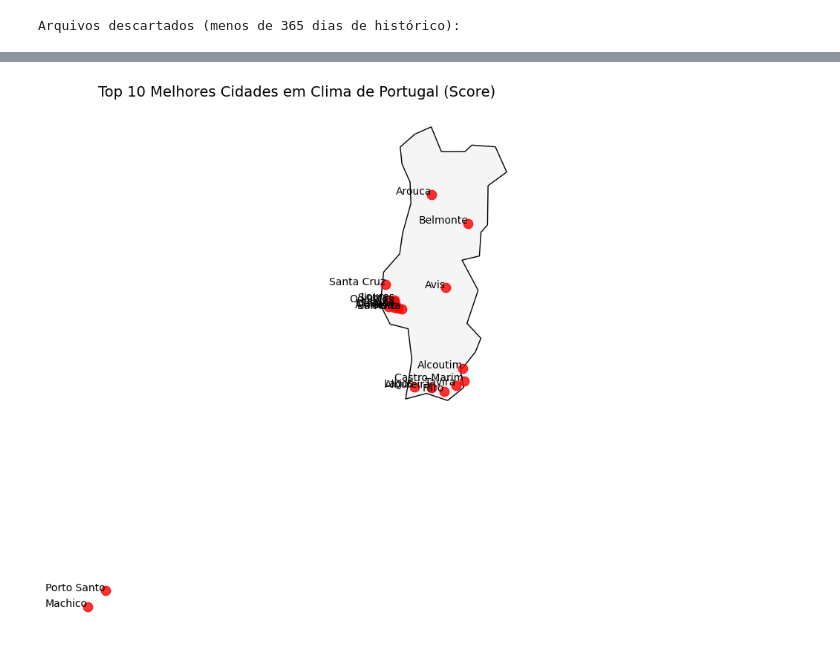
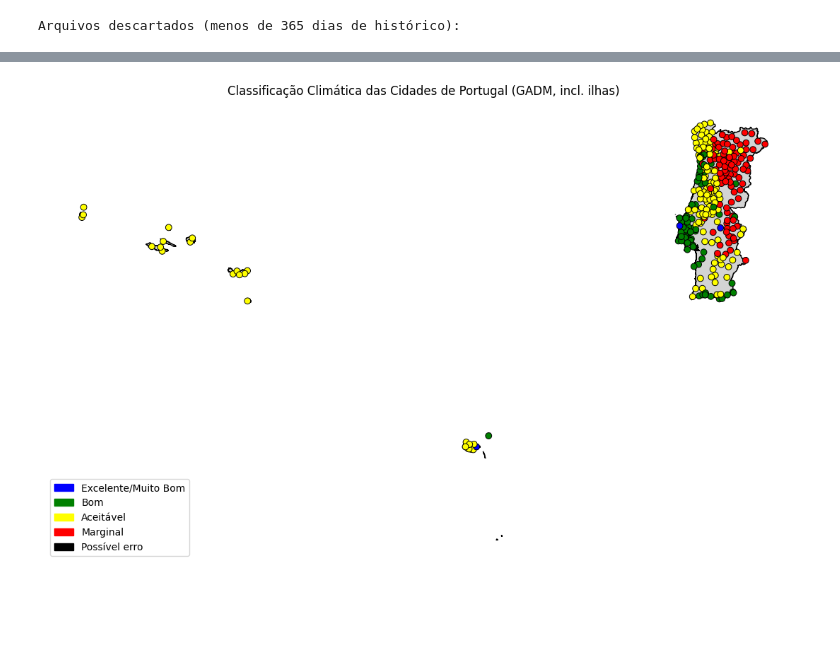
Before and after one commit to johnosd/MPAlugueisLisboa, a Jupyter notebook: src/Weather/classificaClima.ipynb, the cells around one changed output, grey strips where cells are left out. Saved outputs shown, nothing was run; the diff lists cells and outputs as text; code cells hidden in the pictures; blank space fills up the shorter version.

```diff
--- a/src/Weather/classificaClima.ipynb
+++ b/src/Weather/classificaClima.ipynb
@@ -500,0 +433,9 @@ ranking_formatado = formatar_numericos(ranking)
+# %%
+df = df[['date_time', 'maxtempC', 'mintempC', 'totalSnow_cm', 'sunHour',
+       'uvIndex', 'moon_illumination', 'moonrise', 'moonset', 'sunrise',
+       'sunset', 'DewPointC', 'FeelsLikeC', 'HeatIndexC', 'WindChillC',
+       'WindGustKmph', 'cloudcover', 'humidity', 'precipMM', 'pressure',
+       'tempC', 'visibility', 'winddirDegree', 'windspeedKmph', 'location',
+       'municipio',  'Regiao', 'calor_extremo', 'frio_extremo', 'chuva_extrema',
+       'neve', 'uv_extremo', 'evento_extremo', 'score_dia',
+       'classificacao_dia', 'ano_mes', 'ano', 'estacao']]
@@ -546,17 +754,14 @@ filePathGeo = '..\\..\\Bases\\Geocoding\\portugalMunicipiosGeo.csv'
 geo = pd.read_csv(filePathGeo)
 # %%
 # Padroniza nomes para garantir o merge
-ranking_formatado['location_merge'] = ranking['location'].str.lower().str.strip()
-geo['Cidades_merge'] = geo['Cidades'].str.lower().str.strip()
+resumo_geral['location_merge'] = resumo_geral['municipio'].apply(lambda x: unidecode(str(x)).lower().strip())
+geo['Cidades_merge'] = geo['Cidades'].apply(lambda x: unidecode(str(x)).lower().strip())
 
 # Junta pelo nome da cidade padronizado
-ranking_geo = pd.merge(
-    ranking,
+resumo_geral_geo = pd.merge(
+    resumo_geral,
     geo,
     left_on='location_merge',
     right_on='Cidades_merge',
     how='inner'
 )
-
-# Seleciona só as 10 melhores cidades pelo score
-top10 = ranking_geo.sort_values('score', ascending=False).head(20)
@@ -587,30 +768,79 @@ WARNING: There was an error checking the latest version of pip.
 # %%
 import geopandas as gpd
 import matplotlib.pyplot as plt
+import matplotlib.patches as mpatches
 
-# Caminho para o arquivo shapefile (.shp)
-shapefile_path = '..\\..\\Bases\\Geocoding\\files\\Admin 0 – Countries\\ne_110m_admin_0_countries.shp'
+# Caminho do shapefile do GADM (Portugal)
 
-# Carrega o shapefile
+shapefile_path = '..\\..\\Bases\\Geocoding\\files\\Gadm - Portugal - Shape\\gadm41_PRT_0.shp'
+# 1. Carrega e limpa o shapefile
 portugal = gpd.read_file(shapefile_path)
-portugal = portugal[portugal['NAME'] == 'Portugal']  # Coluna pode ser 'NAME' ou 'name' dependendo do shape
 
-# Cria GeoDataFrame das cidades
+# Corrige eventuais geometrias inválidas
+portugal['geometry'] = portugal['geometry'].buffer(0)
+# Remove linhas sem geometria válida
+portugal = portugal[portugal.is_valid & ~portugal.is_empty]
+
+if portugal.empty:
+    raise ValueError('O shapefile está vazio ou inválido!')
+
+# Faz a união de todos os polígonos do shape (Continente + Madeira + Açores)
+portugal_union = portugal.geometry.unary_union
+
+# 2. Converte sua tabela de cidades para GeoDataFrame
+# ranking_geo deve ter as colunas 'municipio', 'latitude', 'longitude', 'classificacao_geral'
+cores = {
+    'Excelente': 'blue',
+    'Muito Bom': 'blue',
+    'Bom': 'green',
+    'Aceitável': 'yellow',
+    'Marginal': 'red'
+}
+resumo_geral_geo['cor'] = resumo_geral_geo['classificacao_geral'].map(cores)
+
 gdf = gpd.GeoDataFrame(
-    top10,
-    geometry=gpd.points_from_xy(top10['longitude'], top10['latitude']),
+    resumo_geral_geo,
+    geometry=gpd.points_from_xy(resumo_geral_geo.longitude, resumo_geral_geo.latitude),
     crs="EPSG:4326"
 )
 
-fig, ax = plt.subplots(figsize=(8,10))
-portugal.plot(ax=ax, color='whitesmoke', edgecolor='black')
-gdf.plot(ax=ax, color='red', markersize=80, alpha=0.8)
+# 3. Marque pontos dentro e fora de Portugal (incluindo ilhas)
+gdf['dentro_portugal'] = gdf.geometry.apply(portugal_union.covers)
 
-# Adiciona o nome das cidades
-for x, y, label in zip(gdf.geometry.x, gdf.geometry.y, gdf['location']):
-    ax.text(x, y, label, fontsize=10, ha='right')
+# Separe pontos
+dentro_portugal = gdf[gdf['dentro_portugal']]
+fora_portugal = gdf[~gdf['dentro_portugal']]
 
-plt.title('Top 10 Melhores Cidades em Clima de Portugal (Score)', fontsize=14)
+# 4. Mostre os possíveis erros
+if not fora_portugal.empty:
+    print('Cidades possivelmente com coordenadas erradas:')
+    print(fora_portugal[['municipio', 'latitude', 'longitude']])
+else:
+    print('Todas as cidades estão corretamente localizadas em Portugal.')
+
+# 5. Plot bonito!
+fig, ax = plt.subplots(figsize=(11, 13))
+portugal.plot(ax=ax, color='lightgrey', edgecolor='black', zorder=0)
+dentro_portugal.plot(
+    ax=ax, color=dentro_portugal['cor'], markersize=40,
+    marker='o', edgecolor='black', linewidth=0.7, zorder=2
+)
+if not fora_portugal.empty:
+    fora_portugal.plot(
+        ax=ax, color='black', markersize=70, marker='x',
+        label='Possível erro', zorder=3
+    )
+
+patches = [
+    mpatches.Patch(color='blue', label='Excelente/Muito Bom'),
+    mpatches.Patch(color='green', label='Bom'),
+    mpatches.Patch(color='yellow', label='Aceitável'),
+    mpatches.Patch(color='red', label='Marginal'),
+    mpatches.Patch(color='black', label='Possível erro')
+]
+plt.legend(handles=patches, loc='lower left', fontsize=10)
+plt.title('Classificação Climática das Cidades de Portugal (GADM, incl. ilhas)')
 plt.axis('off')
+plt.tight_layout()
 plt.show()
 # %% [output]
@@ -617 +848 @@ plt.show()
-[figure, old version]
+[figure, new version]
```
Also changed, not shown: parts of 28 cells of this notebook, 9 other files.
